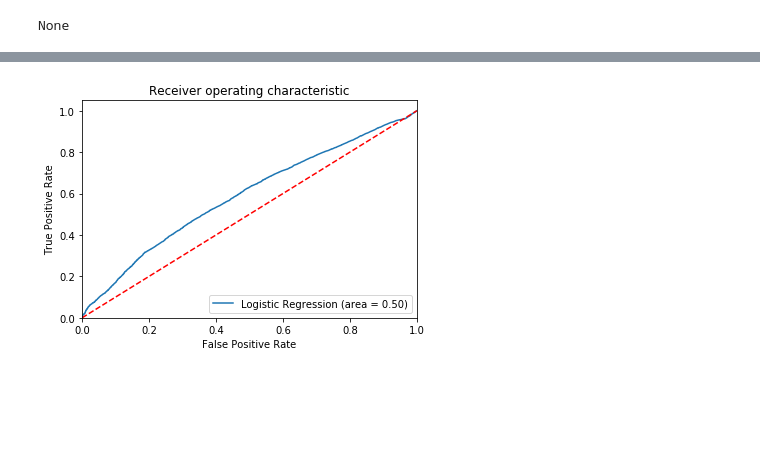
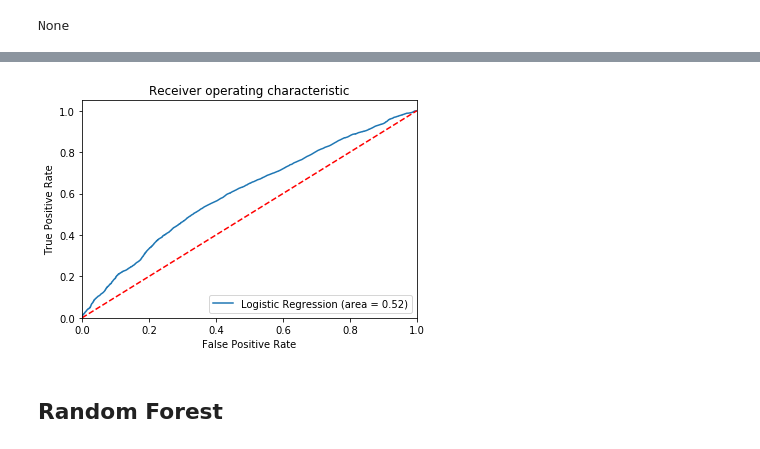
Before and after one commit to zapatos24/senator_nlp_vote_prediction, a Jupyter notebook: baseline_model_development.ipynb, the cells around one changed output, grey strips where cells are left out. Drawn from its saved outputs; the diff is of its cells as text; code cells hidden in the pictures; blank space fills up the shorter version.

Commit message:
add cosponsors of own party feature (and exponentiated version) and use RFE to slightly improve model accuracy

```diff
--- a/baseline_model_development.ipynb
+++ b/baseline_model_development.ipynb
@@ -145,7 +158,7 @@ X_test = scalar.transform(X_test)
 # %%
 logreg = LogisticRegression()
-rfe = RFE(logreg, 20)
-rfe = rfe.fit(X_train, y_train.values)
+rfe = RFE(logreg, 15)
+rfe = rfe.fit(X_train_df, y_train.values)
 
 print(rfe.ranking_)
 
@@ -161 +175,16 @@ Low ranked features:  ['tenure', 'age', 'is_sponsor', 'party_R', 'cosponsors_ID'
+# %%
+cols_to_drop = low_rank_features
+
+new_indep_cols = [x for x in indep_cols if x not in cols_to_drop]
+
+X = main_df[new_indep_cols]
+y = main_df[dep_col]
+
+X_train, X_test, y_train, y_test = train_test_split(X, y, test_size=0.3, random_state=0)
+
+X_train = scalar.fit_transform(X_train)
+X_test = scalar.transform(X_test)
+
+X_train_df = pd.DataFrame(X_train, index=y_train.index, columns=X.columns)
+X_test_df = pd.DataFrame(X_test, index=y_test.index, columns=X.columns)
 # %%
@@ -183,9 +212,15 @@ x25      -0.0396     0.0334   -1.1845   0.2362    -0.1052    0.0259
 # %%
-cols_to_drop = ['is_sponsor', 'tenure', 'age', 'party_R', 'cosponsor_ID']
-X = main_df[[x for x in indep_cols if x not in cols_to_drop]]
+low_p_val_cols = []
+
+X = main_df[[x for x in new_indep_cols if x not in low_p_val_cols]]
 y = main_df[dep_col]
+
+scalar = StandardScaler()
 
 X_train, X_test, y_train, y_test = train_test_split(X, y, test_size=0.3, random_state=0)
 
 X_train = scalar.fit_transform(X_train)
 X_test = scalar.transform(X_test)
+
+X_train_df = pd.DataFrame(X_train, index=y_train.index, columns=X.columns)
+X_test_df = pd.DataFrame(X_test, index=y_test.index, columns=X.columns)
@@ -192,7 +249,7 @@ X_test = scalar.transform(X_test)
 # %%
 logreg = LogisticRegression()
-logreg.fit(X_train, y_train)
-y_pred = logreg.predict(X_test)
+logreg.fit(X_train_df, y_train)
+y_pred = logreg.predict(X_test_df)
 # %%
 confusion_reporting(y_test, y_pred)
 # %% [output]
@@ -212,16 +269,18 @@ Accuracy score: 0.6236
 # %%
-logit_roc_auc = roc_auc_score(y_test, logreg.predict(X_test))
-fpr, tpr, thresholds = roc_curve(y_test, logreg.predict_proba(X_test)[:,1])
+logit_roc_auc = roc_auc_score(y_test, logreg.predict(X_test_df))
+fpr, tpr, thresholds = roc_curve(y_test, logreg.predict_proba(X_test_df)[:,1])
 plt.figure()
 plt.plot(fpr, tpr, label='Logistic Regression (area = %0.2f)' % logit_roc_auc)
 plt.plot([0, 1], [0, 1],'r--')
 plt.xlim([0.0, 1.0])
 plt.ylim([0.0, 1.05])
 plt.xlabel('False Positive Rate')
 plt.ylabel('True Positive Rate')
 plt.title('Receiver operating characteristic')
 plt.legend(loc="lower right")
 plt.savefig('Log_ROC')
 plt.show()
 # %% [output]
-[figure, old version]
+[figure, new version]
+# %% [markdown]
+## Random Forest
```
Also changed, not shown: parts of 8 cells of this notebook.
